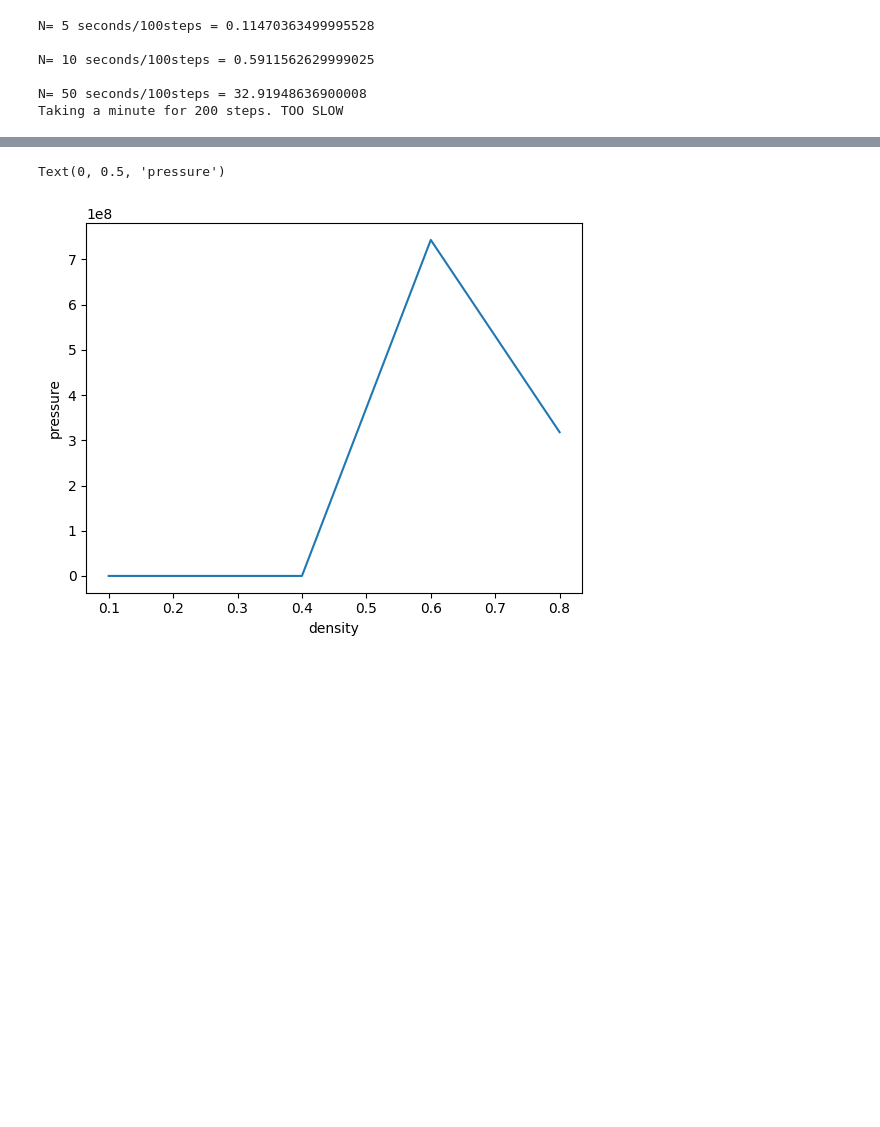
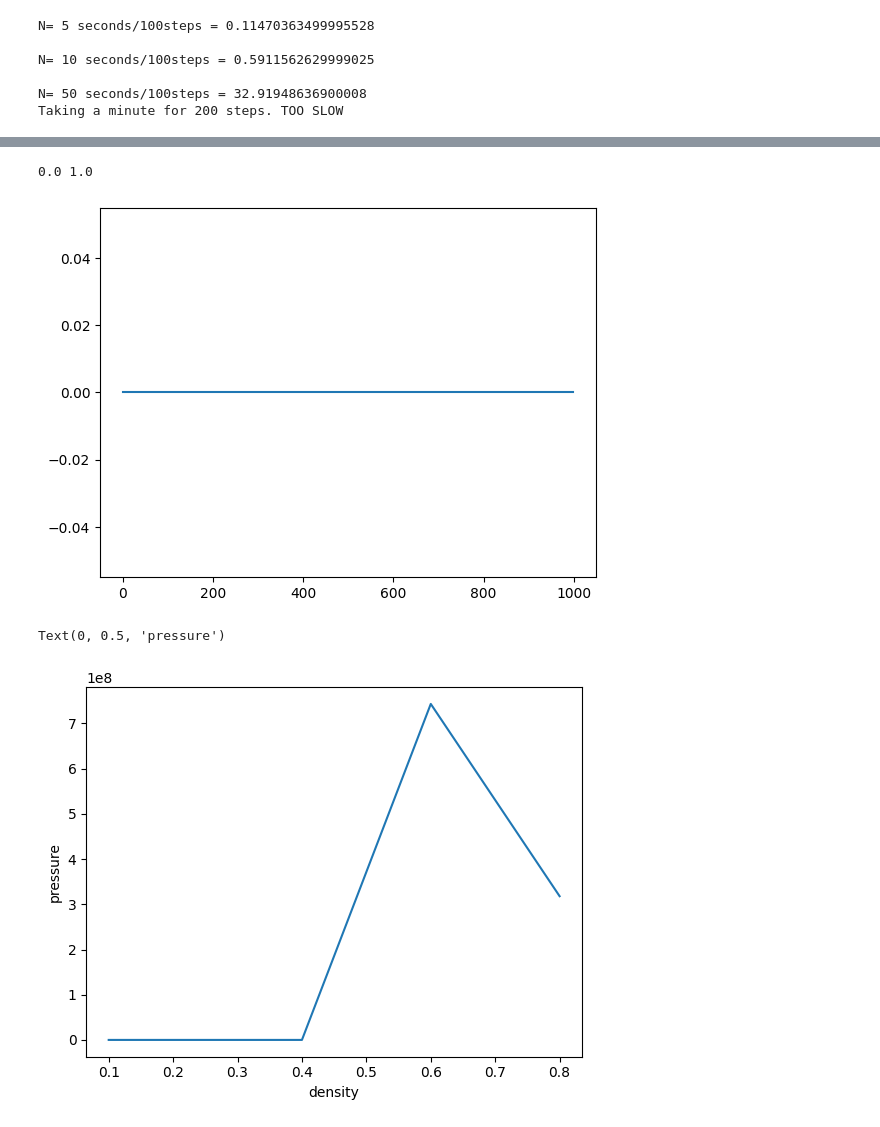
Before and after one commit to StephMcCallum/MSE563-SM, a Jupyter notebook: Project_1.ipynb, the cells around one changed output, grey strips where cells are left out. Cells and saved outputs as stored; diff of their text form; code cells hidden in the pictures; blank space fills up the shorter version.

```diff
--- a/Project_1.ipynb
+++ b/Project_1.ipynb
@@ -221,3 +274,11 @@ Taking a minute for 200 steps. TOO SLOW
+# %%
+import matplotlib.pyplot as plt
+s = simulation(N=6,L=4,T=2.0,steps=1000,ideal_gas=True,seed = 2)
+plt.plot(s.energies)
+print(s.C_v,s.accepted/1000)
+# %% [output]
+0.0 1.0
+[figure, added]
 # %%
 import matplotlib.pyplot as plt
 energies = []
```
Also changed, not shown: parts of 9 cells of this notebook.
